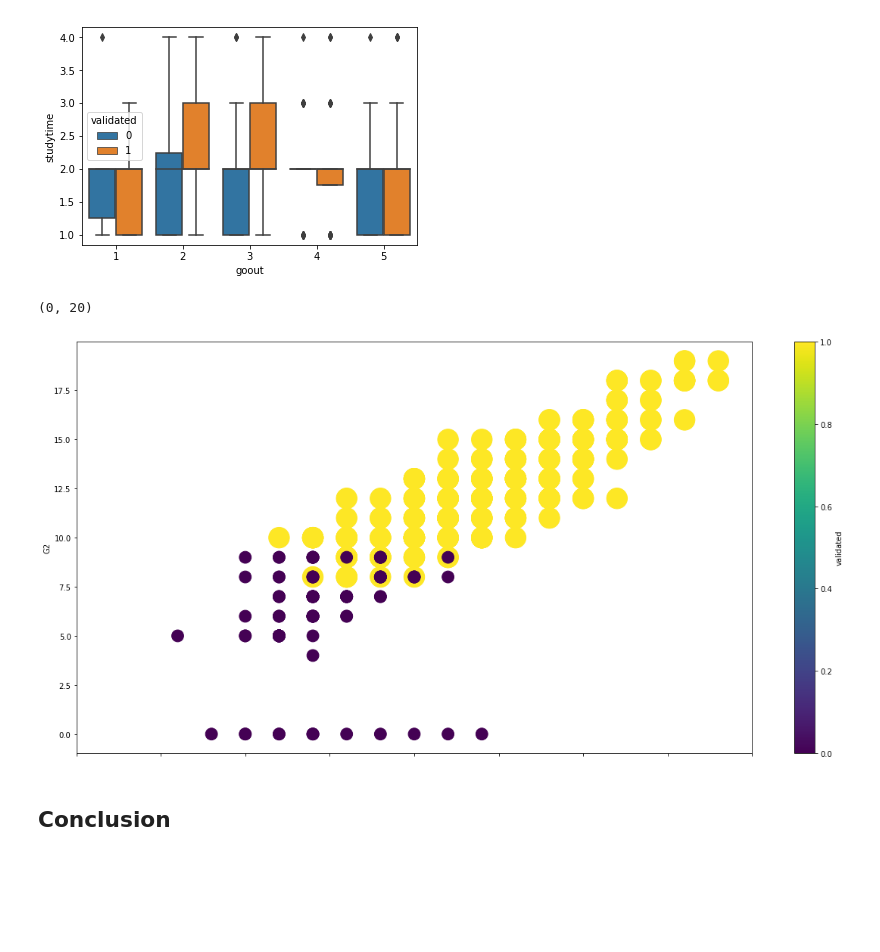
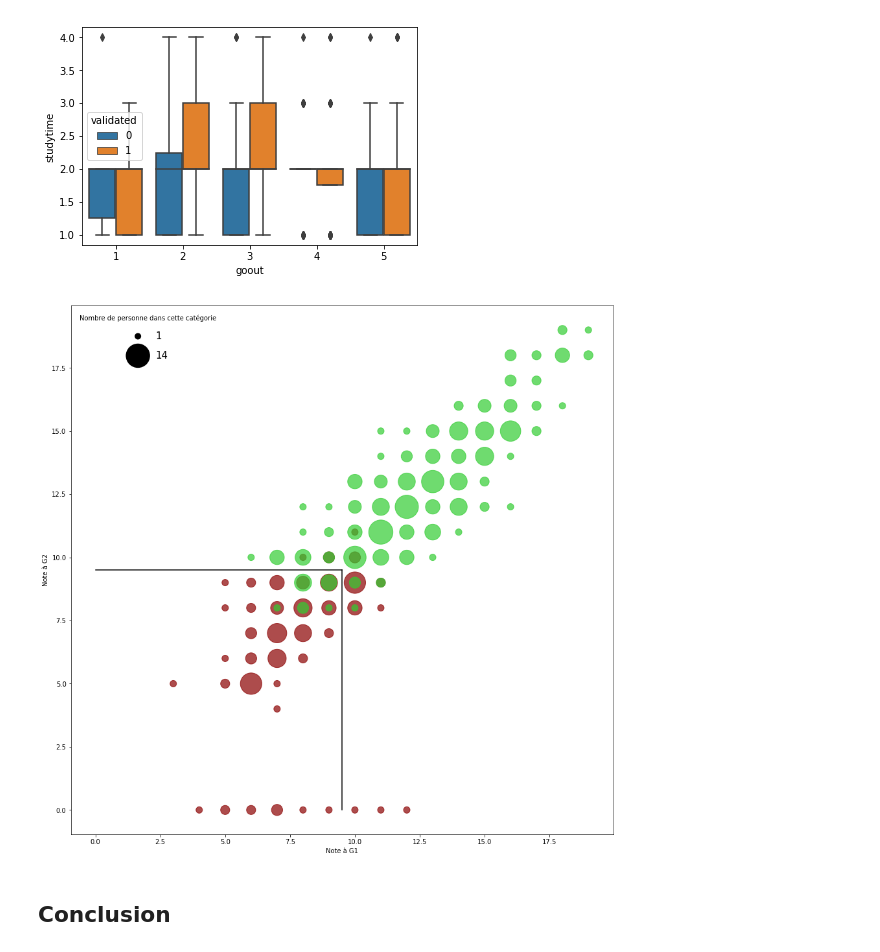
Before and after one commit to ComeMS/Cours-Data-Science, a Jupyter notebook: mini_projet_Les_Ecoles.ipynb, the cells around one changed output. Saved outputs shown, nothing was run; the diff lists cells and outputs as text; code cells hidden in the pictures; blank space fills up the shorter version.

```diff
--- a/mini_projet_Les_Ecoles.ipynb
+++ b/mini_projet_Les_Ecoles.ipynb
@@ -210,11 +194,37 @@ plt.show()
 #bubble plot plus approprié pour faire une comparaison d'effectifs
 # %% [output]
 [figure]
-# %%
-df.plot.scatter(x='G1', y='G2', c='validated',colormap='viridis',s=df.validated*500+250)
-plt.xlim(0,20)
-# %% [output]
-(0, 20)
-[figure, removed]
+# %%
+fig,ax=plt.subplots(1,figsize=(15,15))
+import matplotlib
+#cdict = {'red':  ((0.0, 0.4, 0.6),
+#                 (1.0, 0.0, 0.0)),
+#
+#         'green':  ((0.0, 0.0, 0.0),
+#                   (1.0, 0.4, 0.6)),
+#
+#         'blue': ((0.0, 0.0, 0.0),
+#                 (1.0, 0.0, 0.0))
+#
+#}
+#cmap=matplotlib.colors.LinearSegmentedColormap('rg',cdict, N=256)
+conteur=df.groupby(['G1','G2','validated']).size().reset_index(name='count')
+cm=ax.scatter(x=conteur.G1, y=conteur.G2, c=conteur.validated,cmap=matplotlib.colors.ListedColormap(['darkred','limegreen']),s=list(conteur['count']*100),alpha=0.7)
+#plt.xlim(0,20)
+#plt.ylim(0,20)
+plt.xlabel('Note à G1')
+plt.ylabel('Note à G2')
+
+ax.legend('1')
+ax.plot([9.5,9.5],[0,9.5],color='k')
+ax.plot([0,9.5],[9.5,9.5],color='k')
+
+plotmin = plt.scatter([],[], s=list(conteur['count'])[0]*100, edgecolors='none',c='k')
+plotmax = plt.scatter([],[], s=list(conteur['count'])[60]*100, edgecolors='none',c='k')
+leg=plt.legend([plotmin, plotmax],['1','14'], frameon=False,loc=2,title='Nombre de personne dans cette catégorie',labelspacing =1,fontsize=15)
+
+plt.show()
+# %% [output]
+[figure, added]
 # %% [markdown]
 ## Conclusion
```
Also changed, not shown: parts of 8 cells of this notebook.
